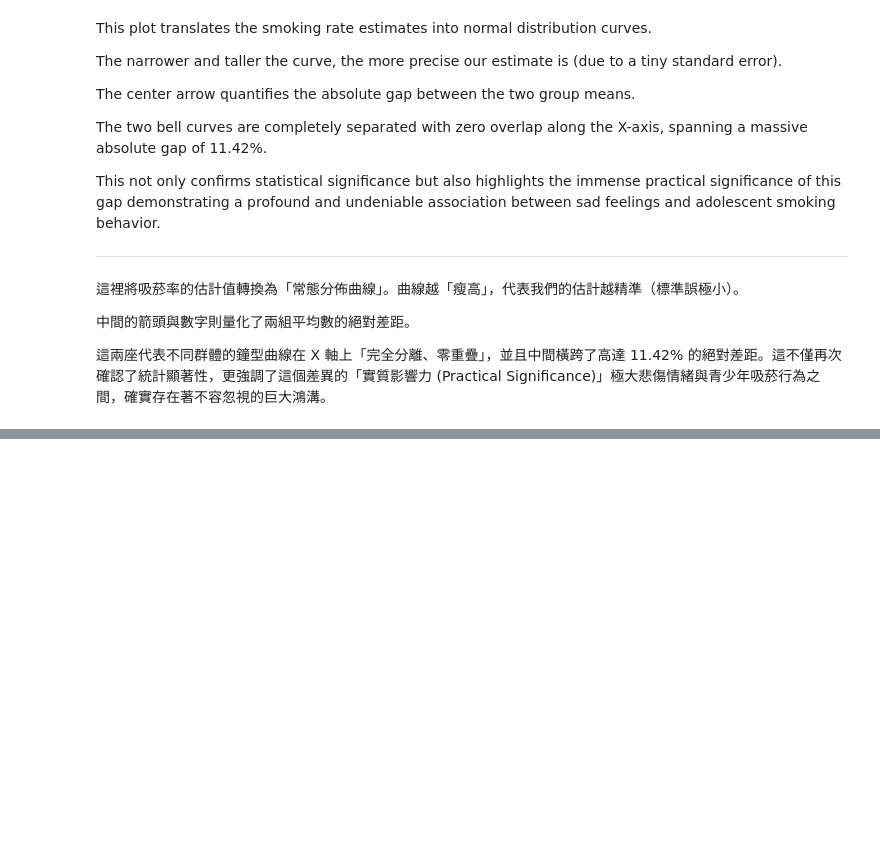
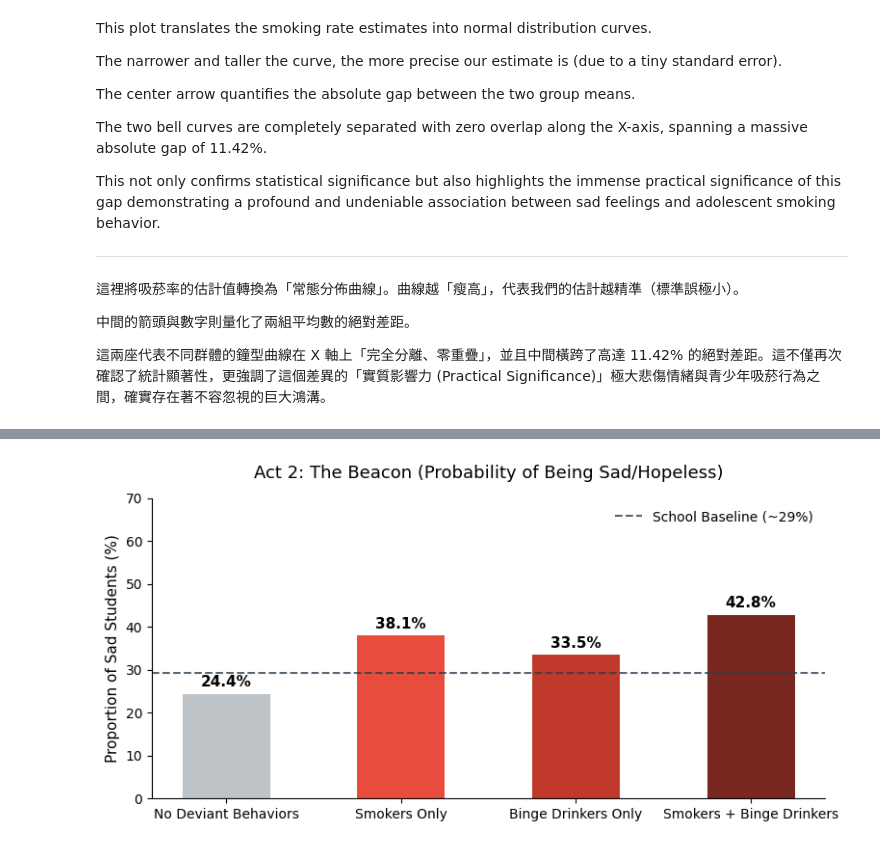
Before and after one commit to Geraldand/2026SpringStat2-Cycle3, a Jupyter notebook: notebooks/Data Visualization & Exploratory Data Analysis (EDA)/Data_Visualization_&_Exploratory_Data_Analysis_(EDA).ipynb, the cells around one changed output, grey strips where cells are left out. Cells and saved outputs as stored; diff of their text form; code cells hidden in the pictures; blank space fills up the shorter version.

```diff
--- a/notebooks/Data Visualization & Exploratory Data Analysis (EDA)/Data_Visualization_&_Exploratory_Data_Analysis_(EDA).ipynb
+++ b/notebooks/Data Visualization & Exploratory Data Analysis (EDA)/Data_Visualization_&_Exploratory_Data_Analysis_(EDA).ipynb
@@ -232,0 +217,36 @@ This not only confirms statistical significance but also highlights the immense
+# %%
+# ==========================================
+# 🚨 圖二數據：反向溯源 (悲傷濃度) - 尋找信標
+# ==========================================
+sad_in_none = df[(df['CurrentCigaretteUse_Recoded']==0) & (df['CurrentBingeDrinking5OrMore_Recoded']==0)]['SadOrHopeless_Recoded'].mean() * 100
+sad_in_smoke = df[(df['CurrentCigaretteUse_Recoded']==1) & (df['CurrentBingeDrinking5OrMore_Recoded']==0)]['SadOrHopeless_Recoded'].mean() * 100
+sad_in_binge = df[(df['CurrentCigaretteUse_Recoded']==0) & (df['CurrentBingeDrinking5OrMore_Recoded']==1)]['SadOrHopeless_Recoded'].mean() * 100
+sad_in_both = df[(df['CurrentCigaretteUse_Recoded']==1) & (df['CurrentBingeDrinking5OrMore_Recoded']==1)]['SadOrHopeless_Recoded'].mean() * 100
+
+fig2, ax2 = plt.subplots(figsize=(8, 4))
+labels_2 = ['No Deviant Behaviors', 'Smokers Only', 'Binge Drinkers Only', 'Smokers + Binge Drinkers']
+values_2 = [sad_in_none, sad_in_smoke, sad_in_binge, sad_in_both]
+
+# ✨ 更新顏色：與整體故事保持一致 (灰 -> 淺紅 -> 紅 -> 深紅)
+colors_2 = ['#bdc3c7', '#e74c3c', '#c0392b', '#78281f']
+
+bars2 = ax2.bar(labels_2, values_2, color=colors_2, width=0.5)
+ax2.set_title('Act 2: The Beacon (Probability of Being Sad/Hopeless)', fontsize=13, pad=15)
+ax2.set_ylabel('Proportion of Sad Students (%)', fontsize=11)
+ax2.set_ylim(0, 70)
+
+# ✨ 將基準線改為深灰色，避免與紅色的柱子撞色
+ax2.axhline(29.2, color='#2c3e50', linestyle='--', alpha=0.8, label='School Baseline (~29%)')
+
+for bar in bars2:
+    height = bar.get_height()
+    ax2.text(bar.get_x() + bar.get_width()/2., height + 1,
+             f'{height:.1f}%', ha='center', va='bottom', fontweight='bold', fontsize=11)
+
+ax2.legend(frameon=False)
+ax2.spines['top'].set_visible(False)
+ax2.spines['right'].set_visible(False)
+plt.tight_layout()
+plt.savefig('outputs/figures/act2_beacon.png', dpi=300)
+# %% [output]
+[figure, added]
```
Also changed, not shown: parts of 11 cells of this notebook.
